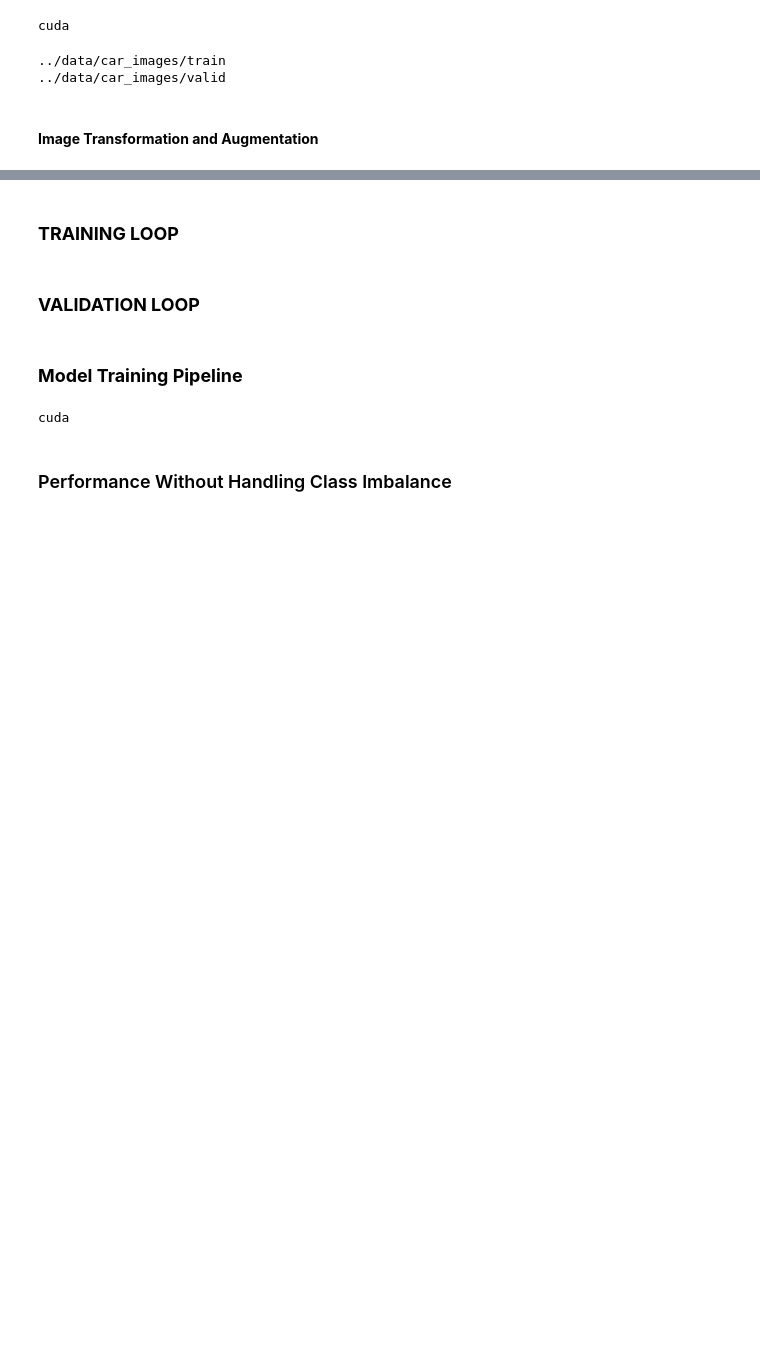
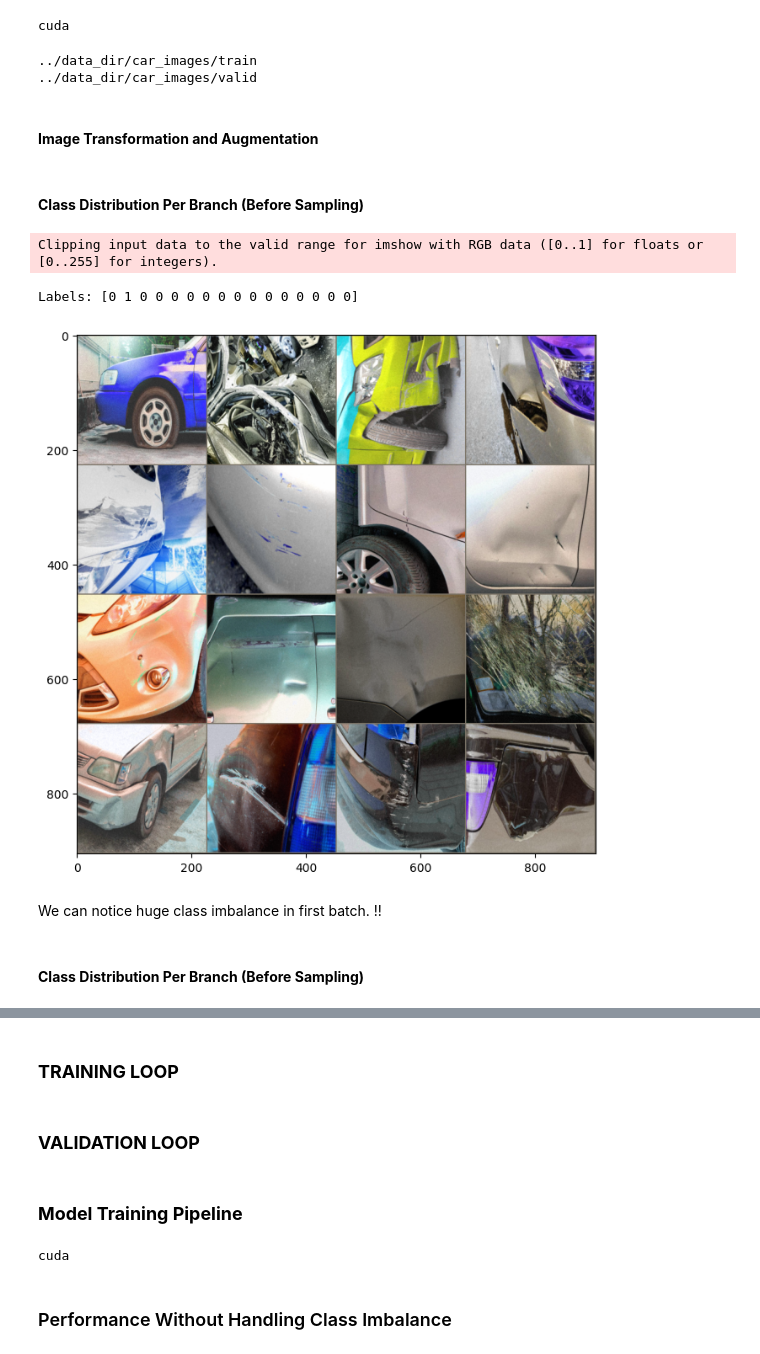
Before and after one commit to aksharjoshii/Car-Insurance-Fraud-Detection-App, a Jupyter notebook: research/clf_model1.ipynb, the cells around one changed output, grey strips where cells are left out. Drawn from its saved outputs; the diff is of its cells as text; code cells hidden in the pictures; blank space fills up the shorter version.

```diff
--- a/research/clf_model1.ipynb
+++ b/research/clf_model1.ipynb
@@ -56,14 +36,14 @@ cuda
 # %%
 early_stopping = EarlyStopping(patience=5, min_delta=0.0001, restore_best_weights=True)
 # %%
-data_dir = '../data/car_images'
+data_dir = '../data_dir/car_images'
 train_dir = os.path.join(data_dir, 'train')
 validation_dir = os.path.join(data_dir, 'valid')
 print(train_dir)
 print(validation_dir)
 # %% [output]
-../data/car_images/train
-../data/car_images/valid
+../data_dir/car_images/train
+../data_dir/car_images/valid
 # %% [markdown]
 #### **Image Transformation and  Augmentation**
 # %%
@@ -101,8 +81,8 @@ def get_transforms():
 
     return minority_transform, majority_transform, test_transform
 # %%
-def get_dataloaders(config,
-                    root_dir: str,
+def get_dataloaders(sampling = False,
+                    root_dir:str = data_dir,
                     ):
     """
 
@@ -112,14 +92,46 @@ def get_dataloaders(config,
     valid_dataset = CustomDataset(data_dir=root_dir, mode='valid', transform=test_transform)
 
 
-    if config.sampling :
+    if sampling :
         # Create WeightedRandomSampler for training dataset
         weights_train = [train_dataset.class_weights[label] for label in train_dataset.labels]
-        sampler_train = WeightedRandomSampler(weights_train, len(weights_train), replacement=True)
-        train_loader = DataLoader(train_dataset, batch_size=config.batch_size, sampler= sampler_train, num_workers=8, pin_memory=True)
-        validation_loader = DataLoader(valid_dataset, batch_size=config.batch_size, shuffle=False, num_workers= 8, pin_memory=True)
+        sampler_train = WeightedRandomSampler(weights_train, len(weights_train), replacement=False) ##TODO : Adjust replacement True/False as per need
+        train_loader = DataLoader(train_dataset, batch_size=16, sampler= sampler_train, num_workers=8, pin_memory=True)
+        validation_loader = DataLoader(valid_dataset, batch_size=16, shuffle=False, num_workers= 8, pin_memory=True)
     else:
-        train_loader = DataLoader(train_dataset, batch_size=config.batch_size, shuffle=True, num_workers=8, pin_memory=True)
-        validation_loader = DataLoader(valid_dataset, batch_size=config.batch_size, shuffle=False, num_workers=8, pin_memory=True)
+        train_loader = DataLoader(train_dataset, batch_size=16, shuffle=True, num_workers=8, pin_memory=True)
+        validation_loader = DataLoader(valid_dataset, batch_size=16, shuffle=False, num_workers=8, pin_memory=True)
 
     return train_loader, validation_loader
+# %% [markdown]
+#### **Class Distribution Per Branch (Before Sampling)**
+# %%
+train_loader, val_loader = get_dataloaders()
+# %%
+from torchvision.utils import make_grid
+for images,labels, _ in train_loader:
+    break
+
+# Print the labels
+print('Labels:', labels.numpy())
+
+im = make_grid(images['image'], nrow=4)  # the default nrow is 8
+
+# Inverse normalize the images
+inv_normalize = transforms.Normalize(
+    mean=[-0.485/0.229, -0.456/0.224, -0.406/0.225],
+    std=[1/0.229, 1/0.224, 1/0.225]
+)
+im_inv = inv_normalize(im)
+
+# Print the images
+plt.figure(figsize=(16,8))
+plt.imshow(np.transpose(im_inv.numpy(), (1, 2, 0)));
+# %% [output]
+Clipping input data to the valid range for imshow with RGB data ([0..1] for floats or [0..255] for integers).
+Labels: [0 1 0 0 0 0 0 0 0 0 0 0 0 0 0 0]
+[figure, added]
+# %% [markdown]
+We can notice huge class imbalance in first  batch. !!
+# %% [markdown]
+#### **Class Distribution Per Branch (Before Sampling)**
```
Also changed, not shown: parts of 5 cells of this notebook.
